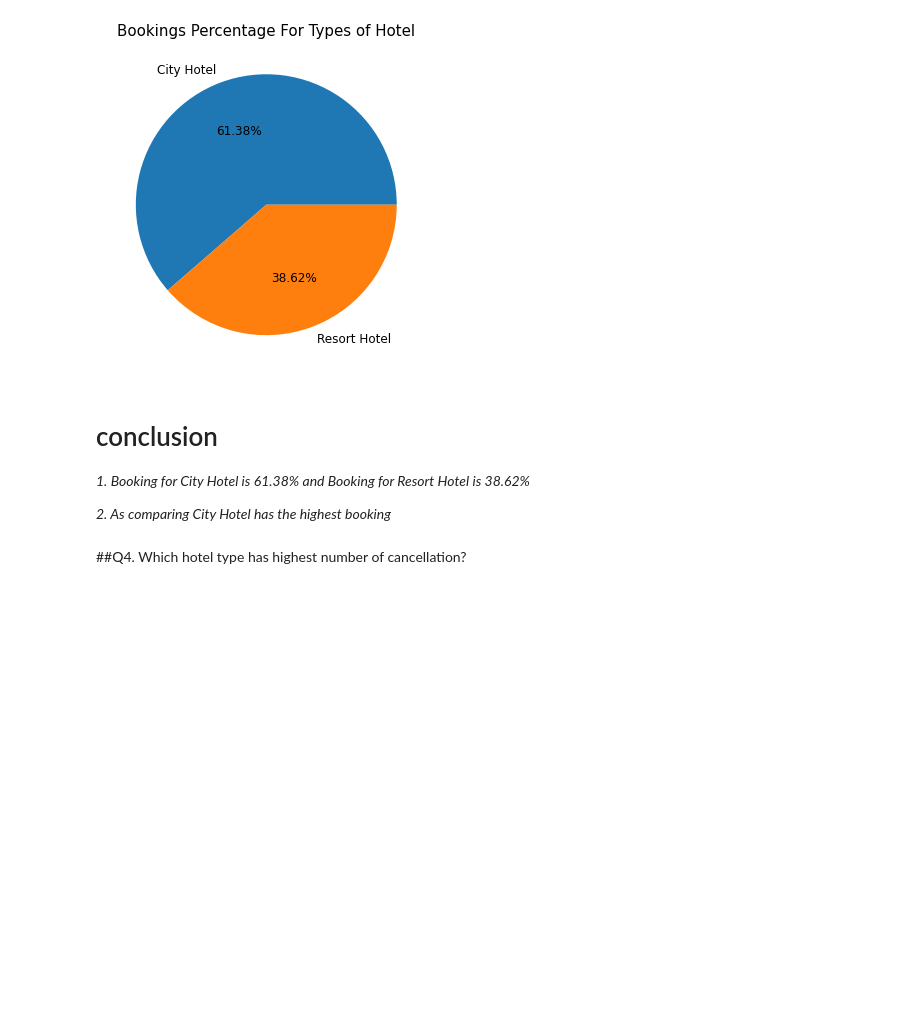
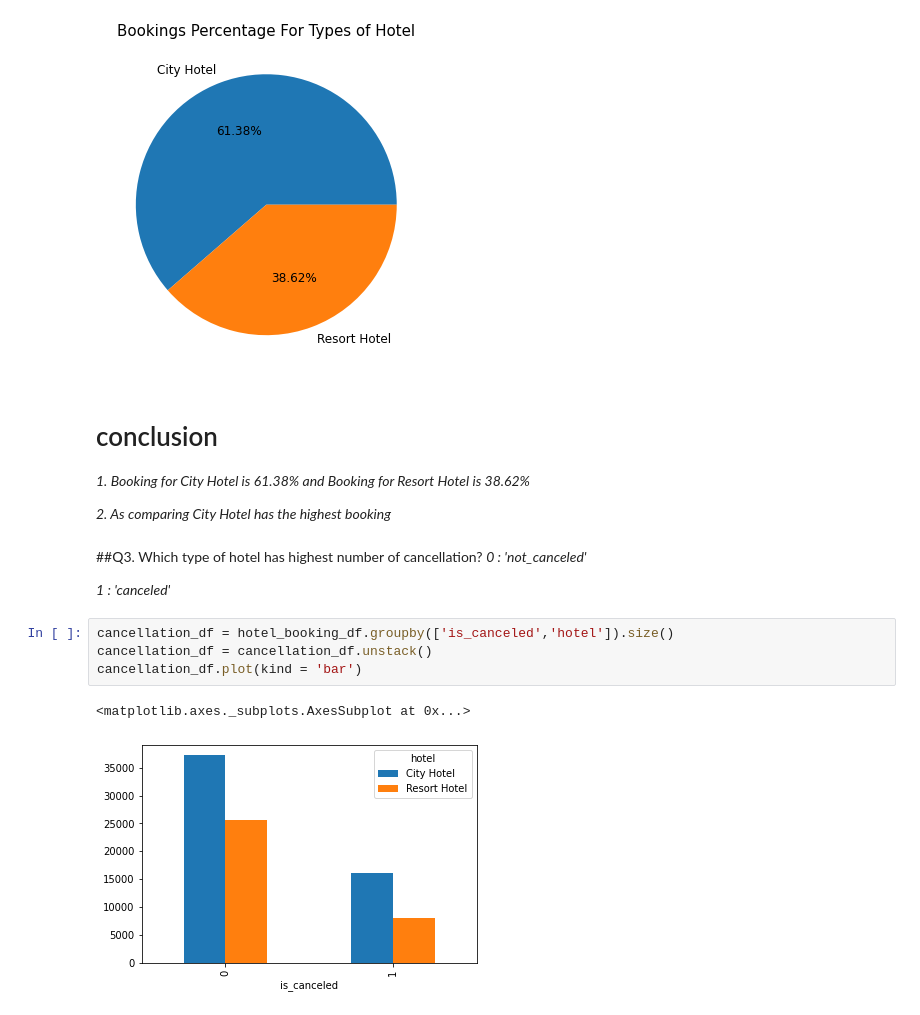
Before and after one commit to Malikarbaaz/Malik-Hotel-booking-EDA-, a Jupyter notebook: Malik_Arbaaz_Hotel_Booking_Analysis_Capstone_Project.ipynb, the cells around one changed output. Cells and saved outputs as stored; diff of their text form; blank space fills up the shorter version.

```diff
--- a/Malik_Arbaaz_Hotel_Booking_Analysis_Capstone_Project.ipynb
+++ b/Malik_Arbaaz_Hotel_Booking_Analysis_Capstone_Project.ipynb
@@ -368,4 +369,14 @@ Text(0.5, 1.0, 'Bookings Percentage For Types of Hotel')
 
 *2. As comparing City Hotel has the highest booking*
 # %% [markdown]
-##Q4. Which hotel type has highest number of cancellation?
+##Q3. Which type of hotel has highest number of cancellation?
+*0 : 'not_canceled'*
+
+*1 : 'canceled'*
+# %%
+cancellation_df = hotel_booking_df.groupby(['is_canceled','hotel']).size()
+cancellation_df = cancellation_df.unstack()
+cancellation_df.plot(kind = 'bar')
+# %% [output]
+<matplotlib.axes._subplots.AxesSubplot at 0x...>
+[figure, added]
```
Also changed, not shown: parts of 13 cells of this notebook.
